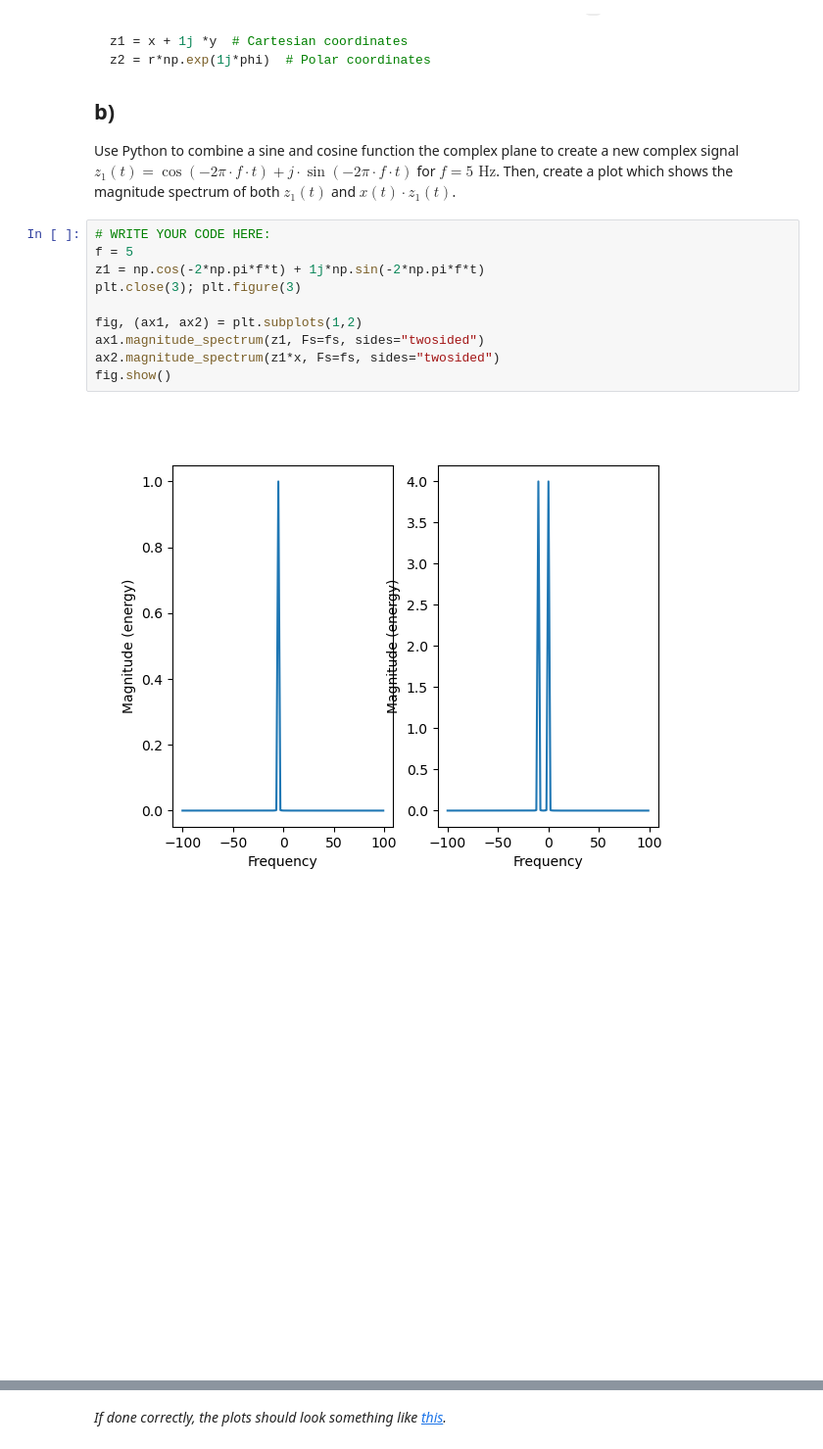
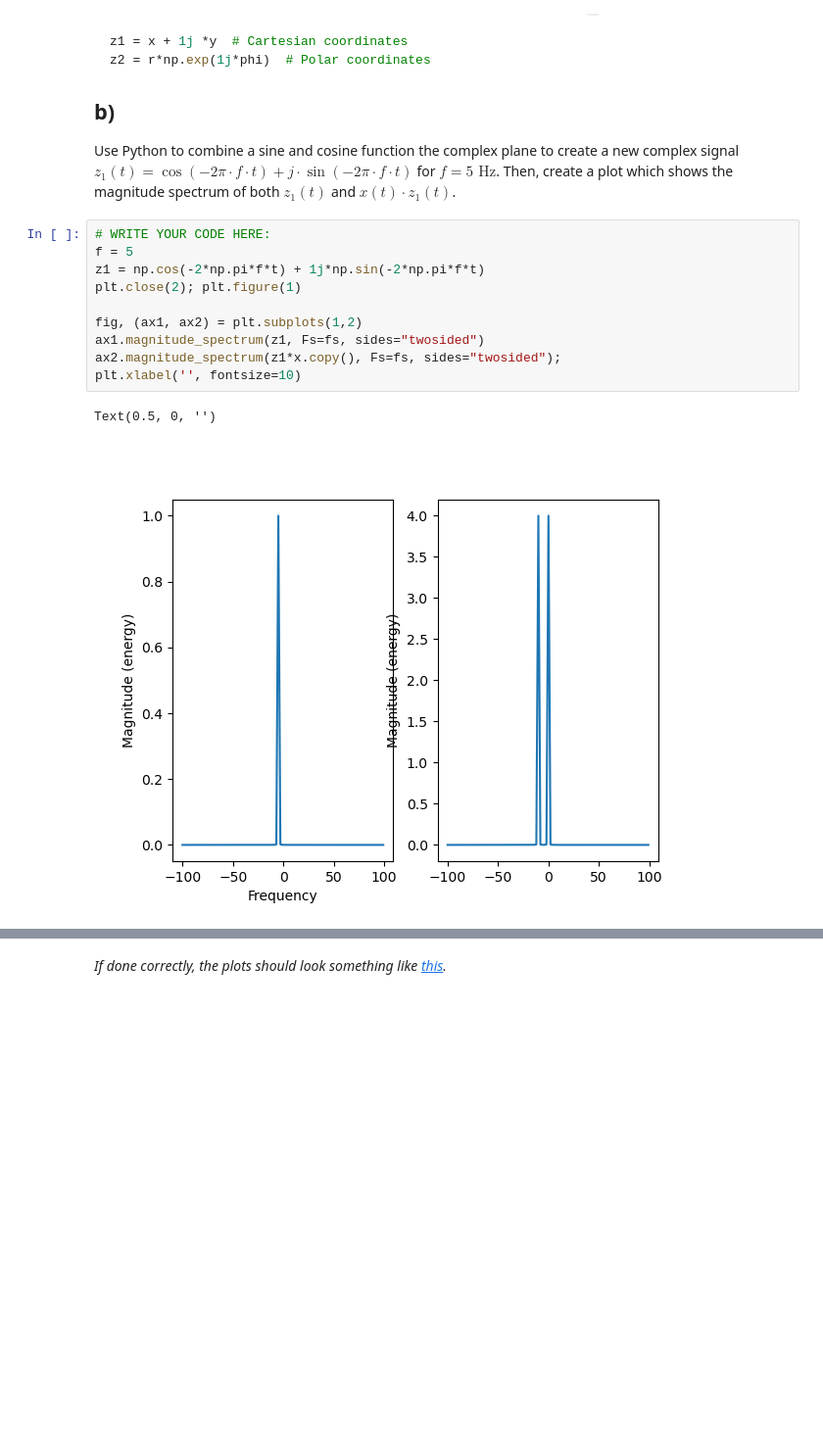
Before and after one commit to kaierih/AIS2201_Exercises, a Jupyter notebook: Exercise_2/3_frequency_shifting.ipynb, the cells around one changed output, grey strips where cells are left out. Shown at 98% size. Cells and saved outputs as stored; diff of their text form; blank space fills up the shorter version.

```diff
--- a/Exercise_2/3_frequency_shifting.ipynb
+++ b/Exercise_2/3_frequency_shifting.ipynb
@@ -131,13 +118,13 @@ Use Python to combine a sine and cosine function the complex plane to create a n
 # %%
 # WRITE YOUR CODE HERE:
 f = 5
 z1 = np.cos(-2*np.pi*f*t) + 1j*np.sin(-2*np.pi*f*t)
-plt.close(3); plt.figure(3)
+plt.close(2); plt.figure(1)
 
 fig, (ax1, ax2) = plt.subplots(1,2)
 ax1.magnitude_spectrum(z1, Fs=fs, sides="twosided")
-ax2.magnitude_spectrum(z1*x, Fs=fs, sides="twosided")
-fig.show()
+ax2.magnitude_spectrum(z1*x.copy(), Fs=fs, sides="twosided");
+plt.xlabel('', fontsize=10)
 # %% [output]
+Text(0.5, 0, '')
-[figure, old version]
+[figure, new version]
-[figure, removed]
```
Also changed, not shown: parts of 7 cells of this notebook, 3 other files.
